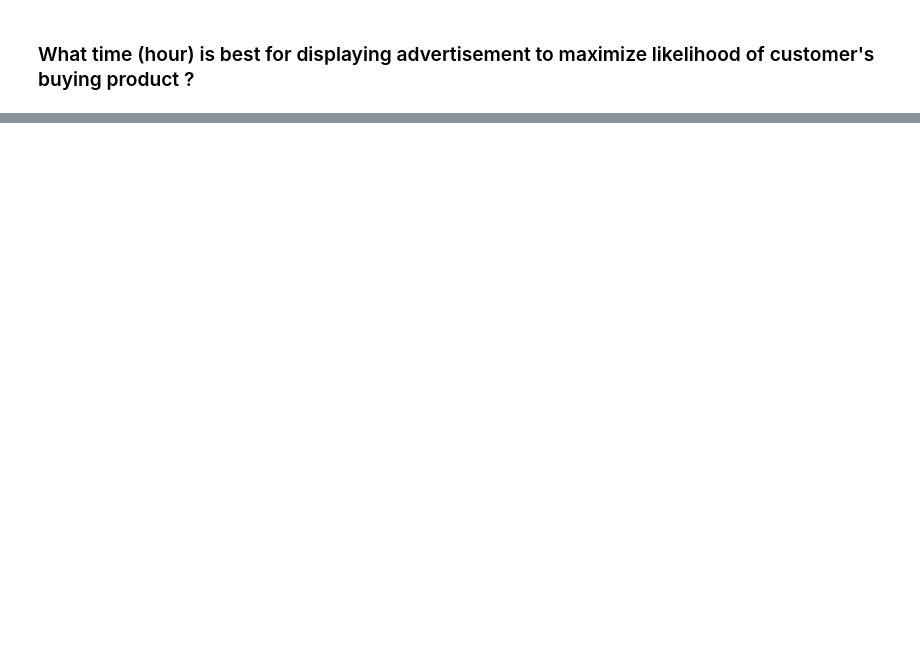
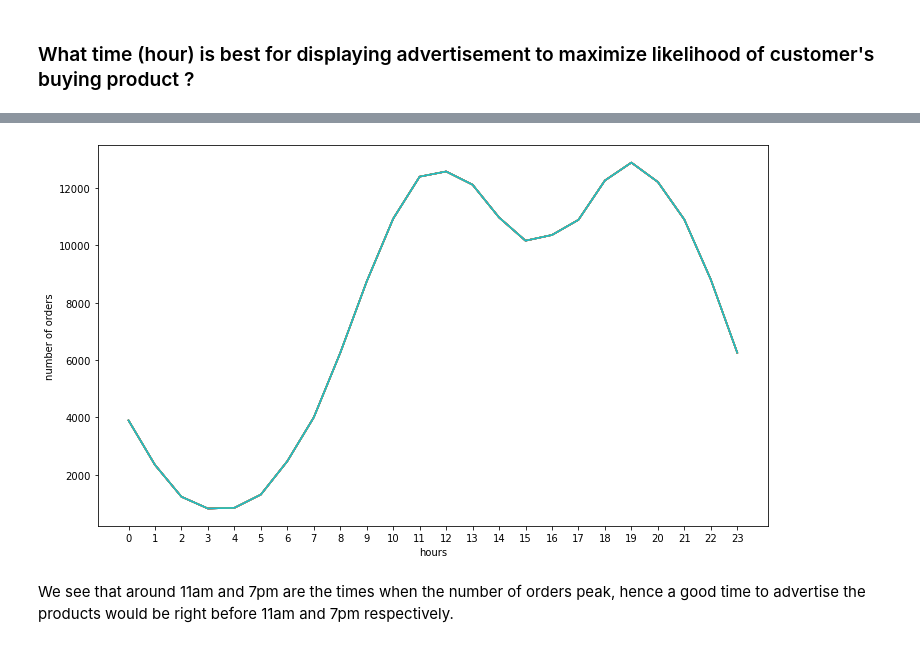
Before and after one commit to redwing555/data-sales-analysis, a Jupyter notebook: sales_analytics.ipynb, the cells around one changed output, grey strips where cells are left out. Saved outputs shown, nothing was run; the diff lists cells and outputs as text; code cells hidden in the pictures; blank space fills up the shorter version.

Commit message:
last changes best adver hour

```diff
--- a/sales_analytics.ipynb
+++ b/sales_analytics.ipynb
@@ -189,0 +198,4 @@ plt.show()
+# %%
+sales['Order Date'] = pd.to_datetime(sales['Order Date'])
+
+sales.dtypes
@@ -189,0 +215,4 @@ plt.show()
+# %%
+sales['hour'] = sales['Order Date'].dt.hour
+sales['min']  = sales['Order Date'].dt.minute
+sales.head()
@@ -189,0 +226,14 @@ plt.show()
+# %%
+hours = [hour for hour , df in sales.groupby(['hour'])]
+
+plt.figure(figsize=(12,7))
+plt.plot(hours, sales.groupby(['hour']).count())
+plt.xticks(hours)
+plt.xlabel('hours')
+plt.ylabel('number of orders')
+
+plt.show()
+# %% [output]
+[figure, added]
+# %% [markdown]
+We see that around 11am and 7pm are the times when the number of orders peak, hence a good time to advertise the products would be right before 11am and 7pm respectively.
```
Also changed, not shown: parts of 11 cells of this notebook.
